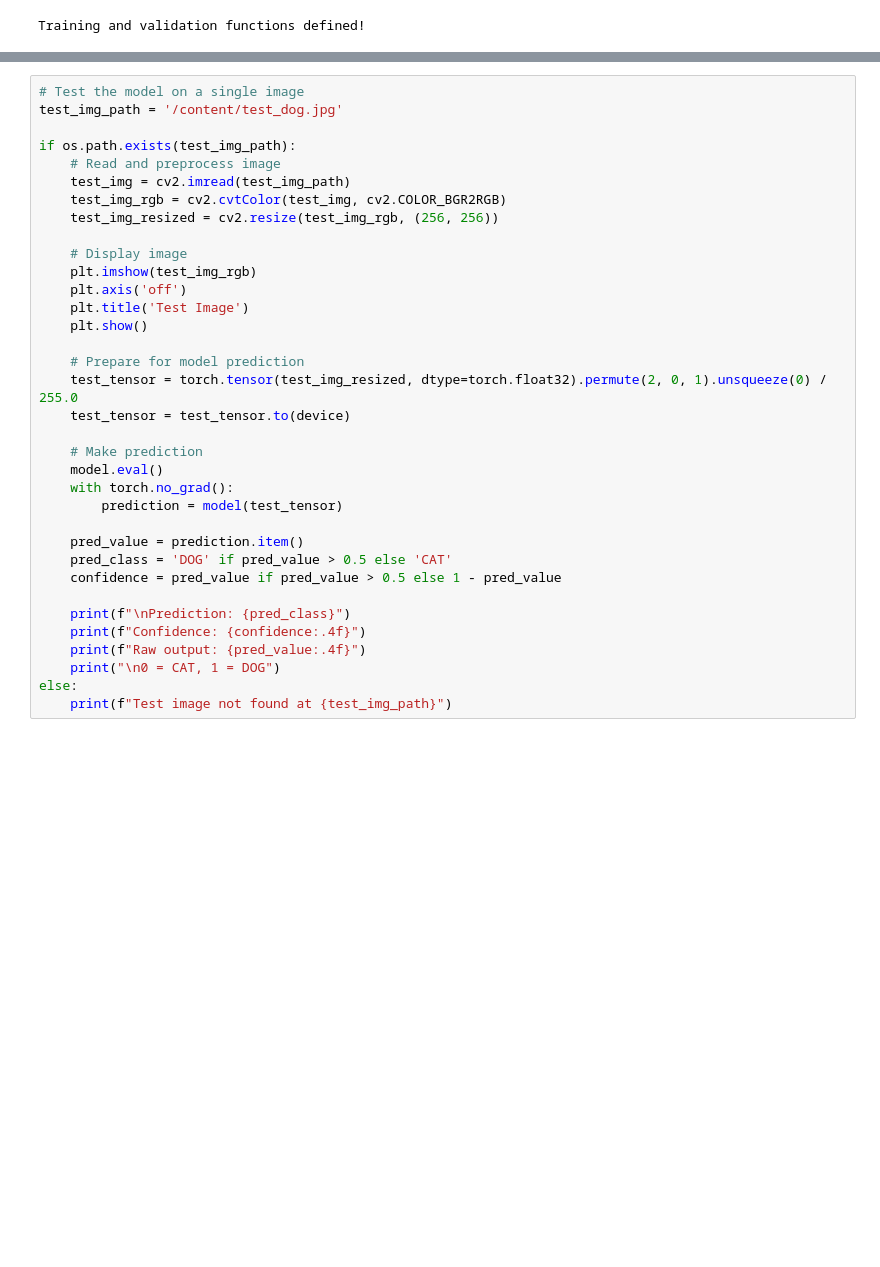
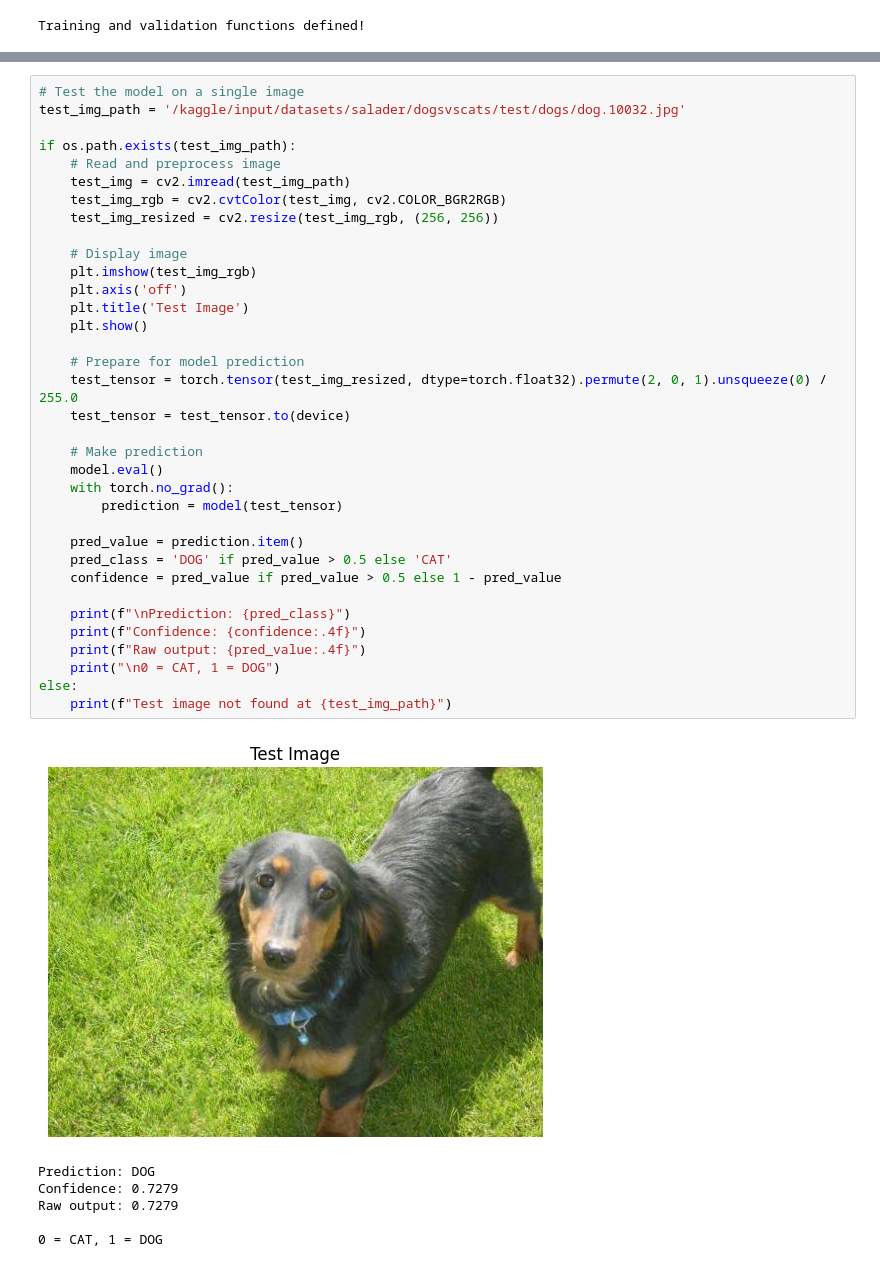
Before and after one commit to vrund2005/AI-ML-Learning, a Jupyter notebook: DL/CNN/Cat_Dog_Classifier_PyTorch.ipynb, the cells around one changed output, grey strips where cells are left out. Saved outputs shown, nothing was run; the diff lists cells and outputs as text; blank space fills up the shorter version.

```diff
--- a/DL/CNN/Cat_Dog_Classifier_PyTorch.ipynb
+++ b/DL/CNN/Cat_Dog_Classifier_PyTorch.ipynb
@@ -364,35 +407,42 @@ plt.show()
 # %%
 # Test the model on a single image
-test_img_path = '/content/test_dog.jpg'
+test_img_path = '/kaggle/input/datasets/salader/dogsvscats/test/dogs/dog.10032.jpg'
 
 if os.path.exists(test_img_path):
     # Read and preprocess image
     test_img = cv2.imread(test_img_path)
     test_img_rgb = cv2.cvtColor(test_img, cv2.COLOR_BGR2RGB)
     test_img_resized = cv2.resize(test_img_rgb, (256, 256))
 
     # Display image
     plt.imshow(test_img_rgb)
     plt.axis('off')
     plt.title('Test Image')
     plt.show()
 
     # Prepare for model prediction
     test_tensor = torch.tensor(test_img_resized, dtype=torch.float32).permute(2, 0, 1).unsqueeze(0) / 255.0
     test_tensor = test_tensor.to(device)
 
     # Make prediction
     model.eval()
     with torch.no_grad():
         prediction = model(test_tensor)
 
     pred_value = prediction.item()
     pred_class = 'DOG' if pred_value > 0.5 else 'CAT'
     confidence = pred_value if pred_value > 0.5 else 1 - pred_value
 
     print(f"\nPrediction: {pred_class}")
     print(f"Confidence: {confidence:.4f}")
     print(f"Raw output: {pred_value:.4f}")
     print("\n0 = CAT, 1 = DOG")
 else:
     print(f"Test image not found at {test_img_path}")
+# %% [output]
+[figure, added]
+Prediction: DOG
+Confidence: 0.7279
+Raw output: 0.7279
+
+0 = CAT, 1 = DOG
```
Also changed, not shown: parts of 12 cells of this notebook.
